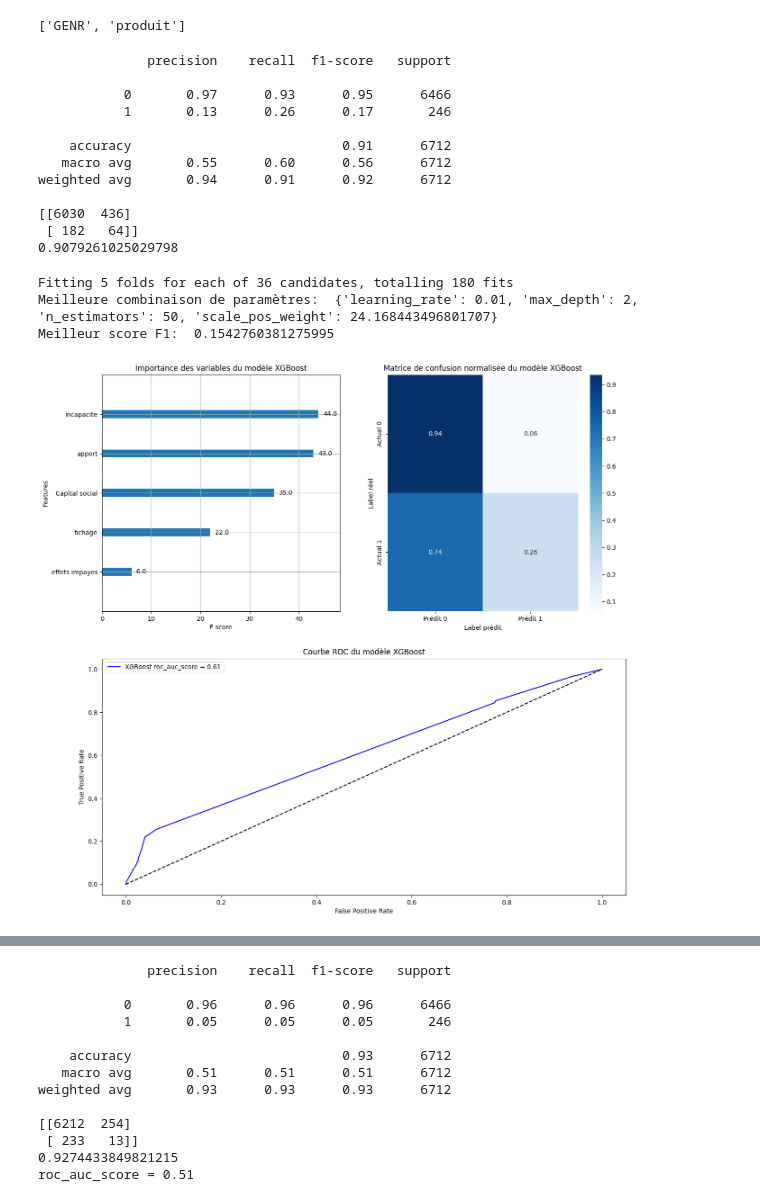
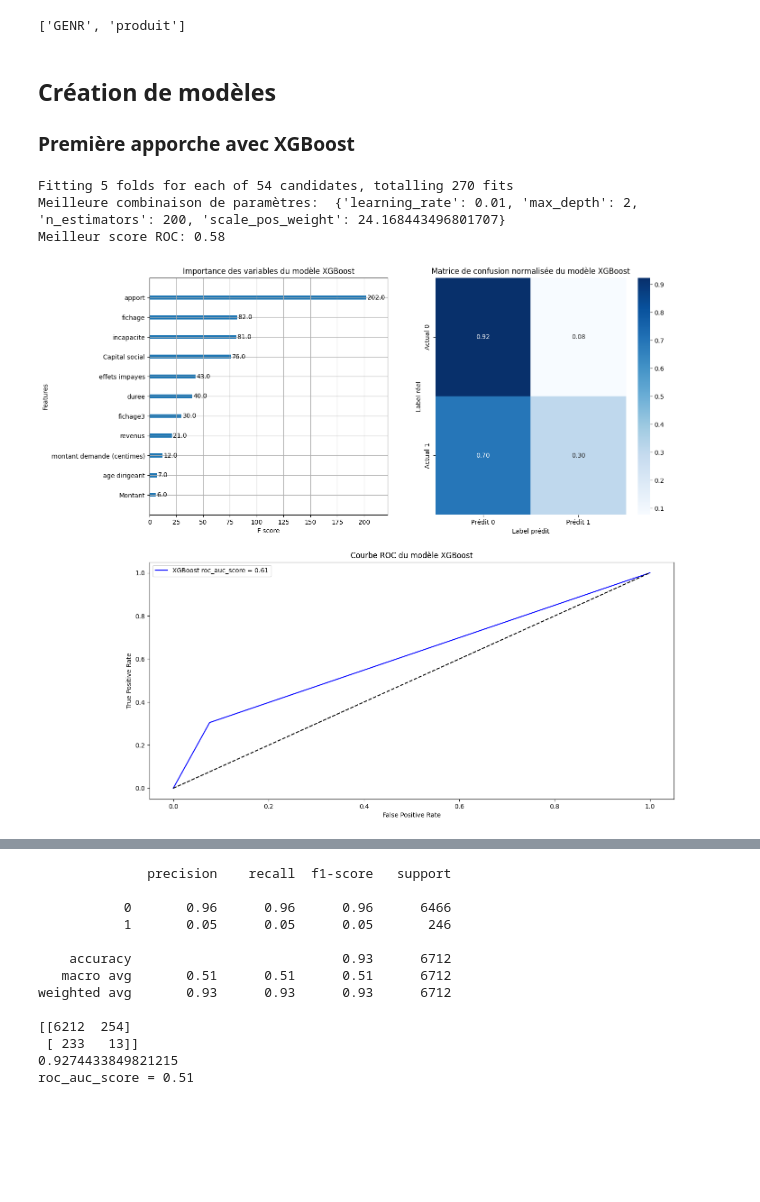
Before and after one commit to Bast-94/ALEIA-PW, a Jupyter notebook: notebook.ipynb, the cells around one changed output, grey strips where cells are left out. Saved outputs shown, nothing was run; the diff lists cells and outputs as text; code cells hidden in the pictures; blank space fills up the shorter version.

```diff
--- a/notebook.ipynb
+++ b/notebook.ipynb
@@ -166,13 +170,21 @@ clean_categorical_columns
 # %% [output]
 ['GENR', 'produit']
 # %%
-one_hot_encoded_df = pd.get_dummies(clean_df, columns=clean_categorical_columns)
-label_encoded_df = clean_df.copy()
+def get_train_test(dataframe, categoricals:list[str] = None,one_hot:bool=False) -> tuple:
+    if(one_hot and categoricals is not None):
+        df_to_treat = pd.get_dummies(dataframe, columns=categoricals)
+    else:
+        label_encoded_df = dataframe.copy()
 
-label_encoder = LabelEncoder()
+        label_encoder = LabelEncoder()
 
-# Appliquer le Label Encoding colonne par colonne
-for column in label_encoded_df.select_dtypes(include=['object']).columns:
-    label_encoded_df[column] = label_encoder.fit_transform(label_encoded_df[column])
+        # Appliquer le Label Encoding colonne par colonne
+        for column in label_encoded_df.select_dtypes(include=['object']).columns:
+            label_encoded_df[column] = label_encoder.fit_transform(label_encoded_df[column])
 
-df_to_treat = label_encoded_df.copy()
+        df_to_treat = label_encoded_df.copy()
+    X_train = df_to_treat[df_to_treat['Label'] == 1].drop(['Label','Indicatrice'], axis=1)
+    X_test = df_to_treat[df_to_treat['Label'] == 0].drop(['Label','Indicatrice'], axis=1)
+    y_train = df_to_treat[df_to_treat['Label'] == 1]['Indicatrice']
+    y_test = df_to_treat[df_to_treat['Label'] == 0]['Indicatrice']
+    return (X_train, X_test, y_train, y_test)
@@ -184,77 +191,61 @@ y_test = df_to_treat[df_to_treat['Label'] == 0]['Indicatrice']
-# %%
-xgb_model = xgb.XGBClassifier(random_state=0,learning_rate=0.01, n_estimators=100, max_depth=3,scale_pos_weight=scale_pos_weight)
-xgb_model.fit(X_train, y_train)
-y_pred = xgb_model.predict(X_test)
-print(classification_report(y_test, y_pred))
-print(confusion_matrix(y_test, y_pred))
-print(accuracy_score(y_test, y_pred))
-# %% [output]
-              precision    recall  f1-score   support
-
-           0       0.97      0.93      0.95      6466
-           1       0.13      0.26      0.17       246
-
-    accuracy                           0.91      6712
-   macro avg       0.55      0.60      0.56      6712
-weighted avg       0.94      0.91      0.92      6712
-
-[[6030  436]
- [ 182   64]]
-0.9079261025029798
+# %% [markdown]
+## Création de modèles
+### Première apporche avec **XGBoost**
 # %%
 
+X_train, X_test, y_train, y_test = get_train_test(clean_df)
 xgb_model = xgb.XGBClassifier()
 scale_pos_weight = y_train.value_counts()[0]/y_train.value_counts()[1]
 params = {
-    'max_depth': [2,3,4],
-    'n_estimators': [50,25],
-    'scale_pos_weight': [scale_pos_weight,scale_pos_weight*2,scale_pos_weight*0.5],
+    'max_depth': [2,3,5],
+    'n_estimators': [50,25,200],
+    'scale_pos_weight': [1,scale_pos_weight,scale_pos_weight*2],
     'learning_rate': [0.01,0.001]
 }
-f1_scorer = make_scorer(f1_score)
-grid = GridSearchCV(xgb_model, param_grid=params, verbose=1, cv=5, scoring=f1_scorer)
+roc_scorer = make_scorer(roc_auc_score)
+grid = GridSearchCV(xgb_model, param_grid=params, verbose=1, cv=5, scoring=roc_scorer)
 grid.fit(X_train, y_train)
 print("Meilleure combinaison de paramètres: ",grid.best_params_)
-print("Meilleur score F1: ",grid.best_score_)
+print(f"Meilleur score ROC: {grid.best_score_:.2f}")
 # %% [output]
-Fitting 5 folds for each of 36 candidates, totalling 180 fits
-Meilleure combinaison de paramètres:  {'learning_rate': 0.01, 'max_depth': 2, 'n_estimators': 50, 'scale_pos_weight': 24.168443496801707}
-Meilleur score F1:  0.1542760381275995
+Fitting 5 folds for each of 54 candidates, totalling 270 fits
+Meilleure combinaison de paramètres:  {'learning_rate': 0.01, 'max_depth': 2, 'n_estimators': 200, 'scale_pos_weight': 24.168443496801707}
+Meilleur score ROC: 0.58
 # %%
-
+from xgboost import plot_importance
 best_model = grid.best_estimator_
 y_pred = best_model.predict(X_test)
 # plot feature importance
-from xgboost import plot_importance
+
 fig = plt.figure(figsize=(15, 15))
 ax = fig.add_subplot(2, 2, 1)
 plot_importance(best_model,ax=ax,title='Importance des variables du modèle XGBoost')
 # plot confusion matrix
 
 confusion_mat =confusion_matrix(y_test, y_pred)
 confusion_mat = confusion_mat.astype('float') / confusion_mat.sum(axis=1)[:, np.newaxis]
 ax = fig.add_subplot(2, 2, 2)
 sns.heatmap(confusion_mat, annot=True, ax=ax,cmap='Blues',fmt='.2f',xticklabels=['Prédit 0','Prédit 1'],yticklabels=['Actual 0','Actual 1'])
 ax.set_ylabel('Label réel')
 ax.set_xlabel('Label prédit')
 ax.set_title('Matrice de confusion normalisée du modèle XGBoost')
 # plot roc curve
 
 
 ax = fig.add_subplot(2,1,2)
-y_pred_proba = best_model.predict_proba(X_test)[:,1]
-fpr, tpr, thresholds = roc_curve(y_test, y_pred_proba)
-roc_auc_score_ = roc_auc_score(y_test, y_pred_proba)
+y_pred = best_model.predict(X_test)
+fpr, tpr, thresholds = roc_curve(y_test, y_pred)
+roc_auc_score_ = roc_auc_score(y_test, y_pred)
 ax.plot(fpr, tpr, label=f'XGBoost roc_auc_score = {roc_auc_score_:.2f}',color='b')
 ax.plot([0, 1], [0, 1], 'k--')
 ax.set_xlabel('False Positive Rate')
 ax.set_ylabel('True Positive Rate')
 ax.set_title('Courbe ROC du modèle XGBoost')
 ax.legend()
 fig.savefig(os.path.join(IMG_DIR_PATH,'xgboost_model.png'), dpi=300)
 plt.show()
 # %% [output]
-[figure, old version]
+[figure, new version]
 # %%
 # Try with Isolation Forest
 from sklearn.ensemble import IsolationForest
```
Also changed, not shown: parts of 5 cells of this notebook, 2 other files.
